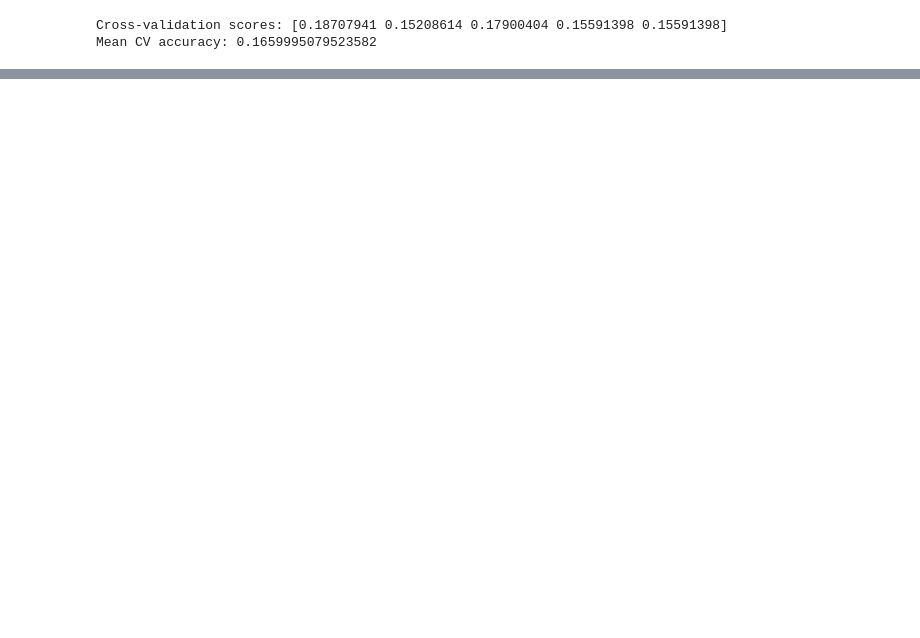
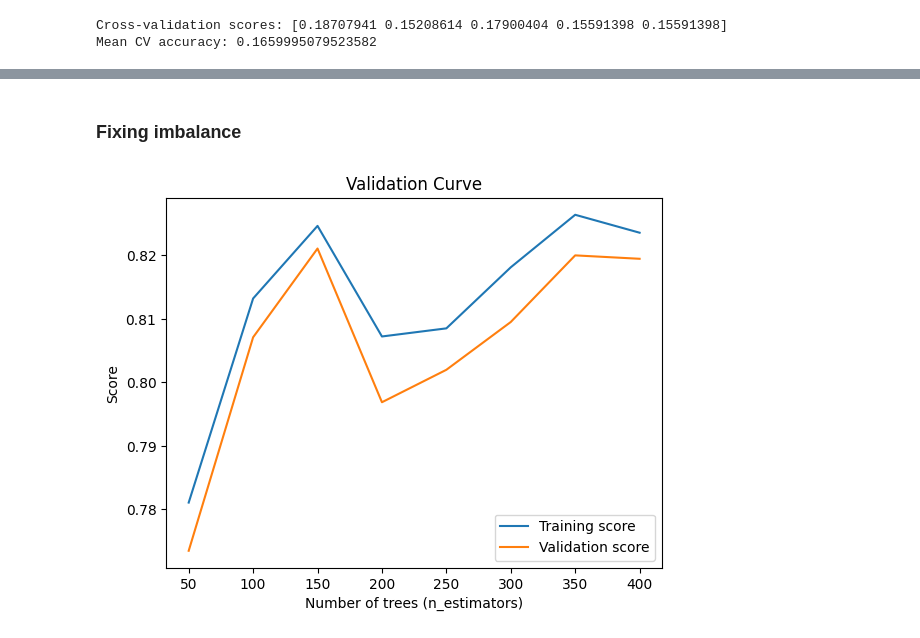
Before and after one commit to danielsye/MARKETING_CAMPAIGN_ANALYSIS, a Jupyter notebook: code.ipynb, the cells around one changed output, grey strips where cells are left out. Saved outputs shown, nothing was run; the diff lists cells and outputs as text; code cells hidden in the pictures; blank space fills up the shorter version.

```diff
--- a/code.ipynb
+++ b/code.ipynb
@@ -1020,0 +1052,30 @@ plot_learning_curve(RandomForestClassifier(max_depth=3, random_state=2023), X_tr
+# %% [markdown]
+### Fixing imbalance
+# %%
+# Calculate class frequencies
+class_counts = np.bincount(y_train)
+total_samples = len(y_train)
+
+# Calculate class weights
+class_weights = {class_label: total_samples / count for class_label, count in enumerate(class_counts)}
+# %%
+param_range = np.arange(50, 401, 50)  # Define a range of values for n_estimators
+
+train_scores, valid_scores = validation_curve(RandomForestClassifier(max_depth=3,class_weight=class_weights, random_state=2023),
+                                              X_train, y_train,
+                                              param_name='n_estimators',
+                                              param_range=param_range,
+                                              cv=5,
+                                              scoring='recall')
+
+plt.plot(param_range, np.mean(train_scores, axis=1), label='Training score')
+plt.plot(param_range, np.mean(valid_scores, axis=1), label='Validation score')
+plt.xlabel('Number of trees (n_estimators)')
+plt.ylabel('Score')
+plt.title('Validation Curve')
+plt.legend()
+plt.show()
+
+best_n_estimators = param_range[np.argmax(np.mean(valid_scores, axis=1))]
+# %% [output]
+[figure, added]
```
Also changed, not shown: parts of 15 cells of this notebook.
